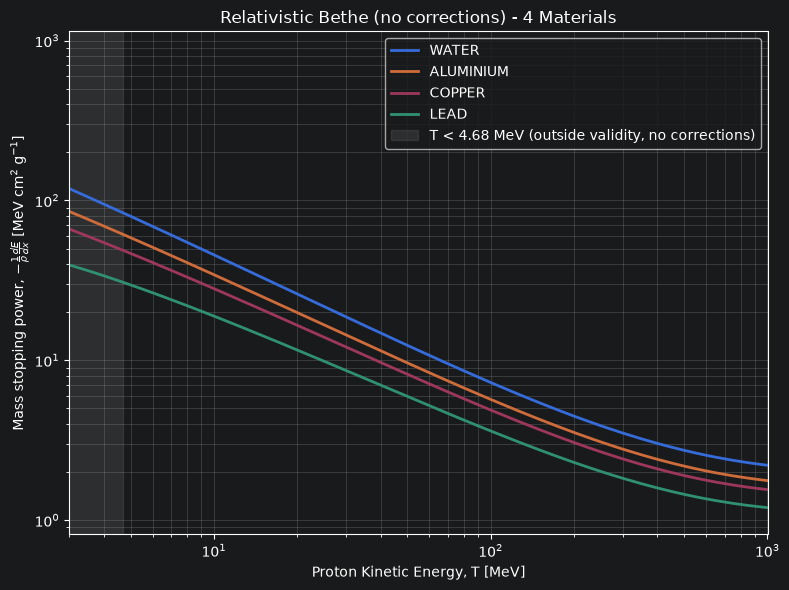
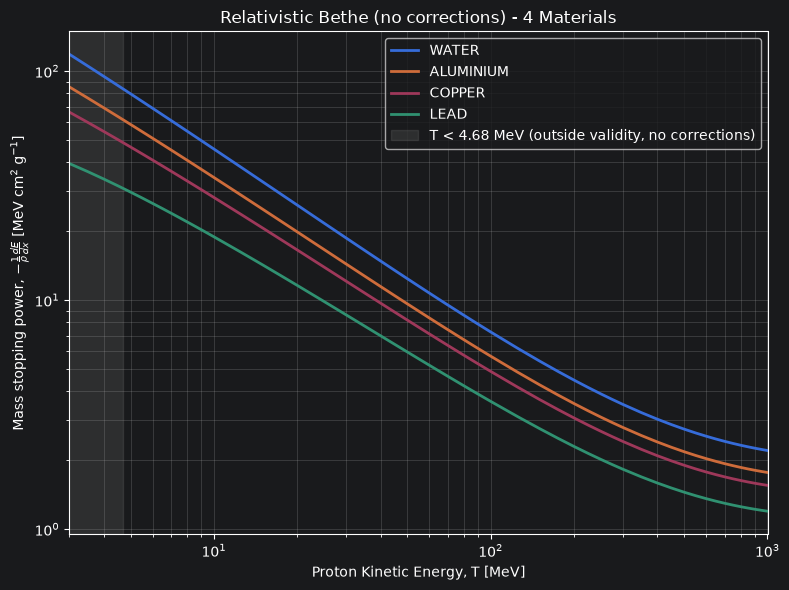
The change to this notebook cell's code, shown as a diff; its figure went from the first image to the second:
--- before
+++ after
@@ -56,4 +56,9 @@
     for key, mat in MATERIALS.items():
         sub = combined[combined["material"] == mat.name]
+        #   Restrict to the displayed domain (matches set_xlim below) so
+        #   unphysical low-energy points (T << 4.68 MeV, where the
+        #   uncorrected Bethe formula blows up / goes negative) do not
+        #   skew the y-axis autoscale even though they are off-screen.
+        sub = sub[(sub["T_MeV"] >= 3) & (sub["T_MeV"] <= 1000)]
         ax.plot(sub["T_MeV"], sub["S_mass_MeV_cm2_g"], label=mat.name, linewidth=2)
 

Commit: Restrict displayed energy range in analytic notebook plotting to avoid invalid low-energy points affecting autoscaling. Add uncertainties to material `A` output.